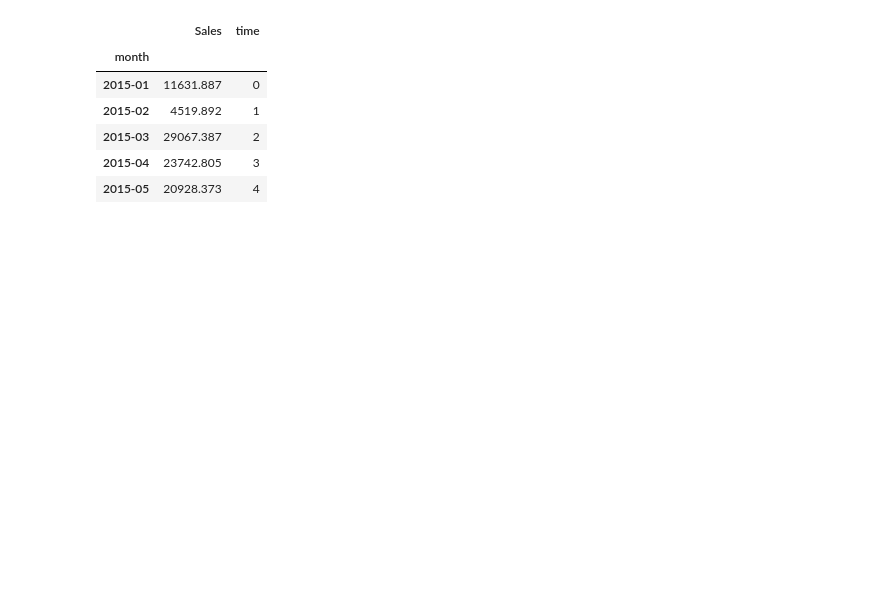
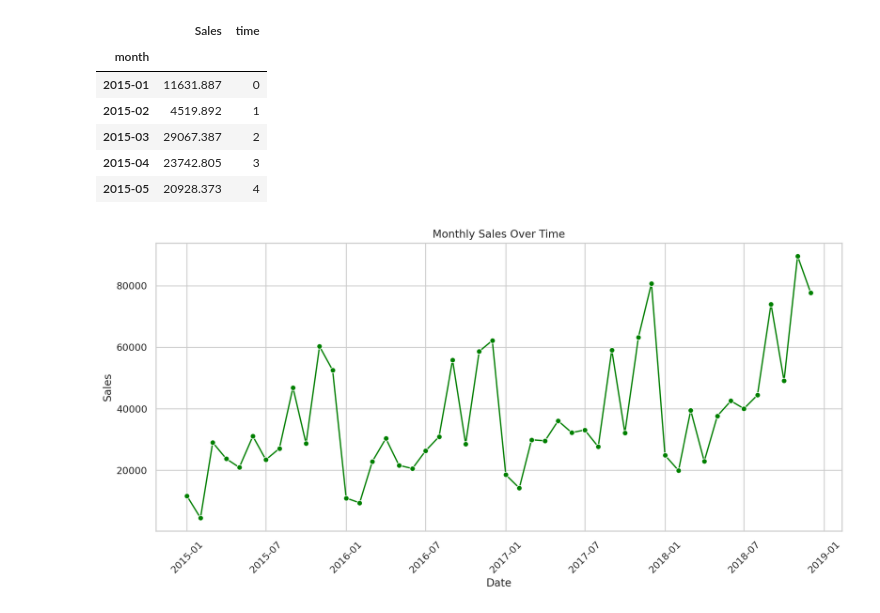
Before and after one commit to sandhrabijoy/Pytorch-and-ML-learning, a Jupyter notebook: ARIMA_SARIMA_&_FBPROPHET.ipynb, the cells around one changed output. Drawn from its saved outputs; the diff is of its cells as text; code cells hidden in the pictures; blank space fills up the shorter version.

Commit message:
Line plot created to visualize the sales over the months

```diff
--- a/ARIMA_SARIMA_&_FBPROPHET.ipynb
+++ b/ARIMA_SARIMA_&_FBPROPHET.ipynb
@@ -471,3 +471,19 @@ mdf.head()
 | 2015-03 | 29067.387 | 2 |
 | 2015-04 | 23742.805 | 3 |
 | 2015-05 | 20928.373 | 4 |
+# %%
+sns.set(style='whitegrid')
+plt.figure(figsize=(12,6),dpi=200)
+
+if isinstance(mdf.index, pd.PeriodIndex):
+  mdf.index=mdf.index.to_timestamp()
+
+sns.lineplot(data=mdf,x=mdf.index,y='Sales',marker='o',color='green')
+plt.xlabel('Date')
+plt.ylabel('Sales')
+plt.title('Monthly Sales Over Time')
+plt.xticks(rotation=45)
+plt.tight_layout()
+plt.show()
+# %% [output]
+[figure, added]
```
